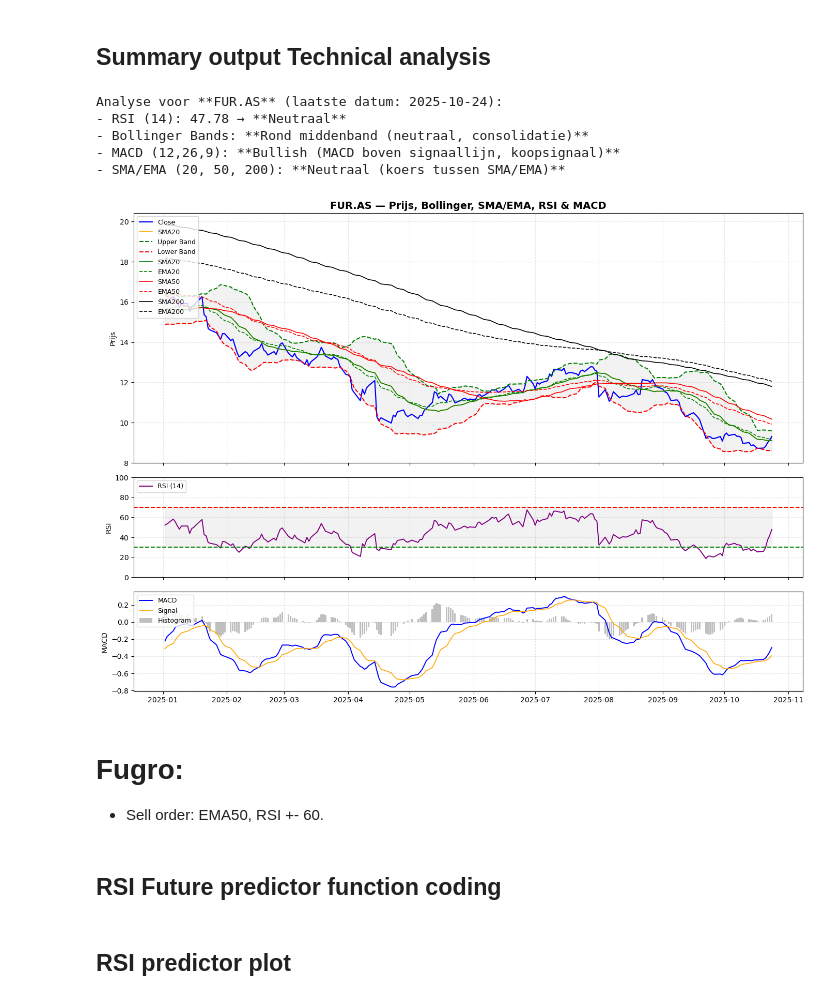
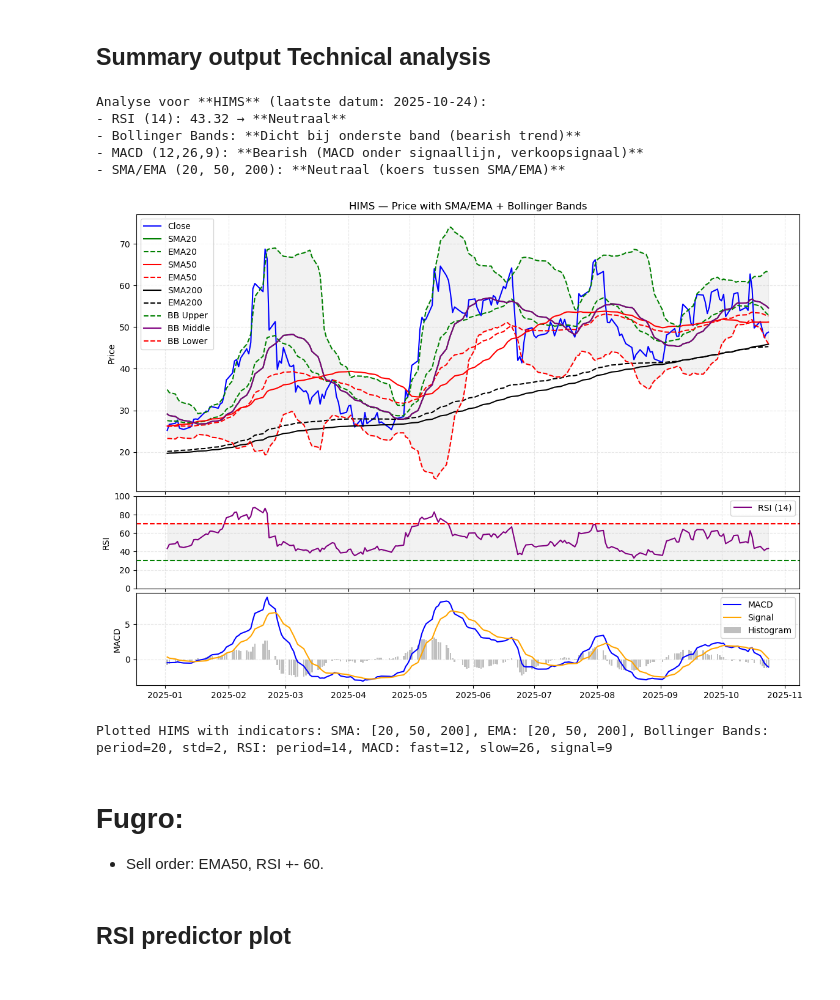
Before and after one commit to Nicootje/stock-predictor, a Jupyter notebook: notebooks/Beurs.ipynb, the cells around one changed output. Cells and saved outputs as stored; diff of their text form; code cells hidden in the pictures.

```diff
--- a/notebooks/Beurs.ipynb
+++ b/notebooks/Beurs.ipynb
@@ -448,16 +70,19 @@ Analyse voor **{ticker.upper()}** (laatste datum: {close_df.index[-1].strftime('
 # %% [markdown]
 ## Summary output Technical analysis
-# %%
-analyze_technical_indicators(ticker);
-# %% [output]
-Analyse voor **FUR.AS** (laatste datum: 2025-10-24):
-- RSI (14): 47.78 → **Neutraal**
-- Bollinger Bands: **Rond middenband (neutraal, consolidatie)**
-- MACD (12,26,9): **Bullish (MACD boven signaallijn, koopsignaal)**
-- SMA/EMA (20, 50, 200): **Neutraal (koers tussen SMA/EMA)**
-[figure, removed]
+# %%
+from src.summary_analysis import summary_technical_indicators
+summary_technical_indicators(ticker, df, rsi_period, periods, start_plot_date);
+# %% [output]
+Analyse voor **HIMS** (laatste datum: 2025-10-24):
+- RSI (14): 43.32 → **Neutraal**
+- Bollinger Bands: **Dicht bij onderste band (bearish trend)**
+- MACD (12,26,9): **Bearish (MACD onder signaallijn, verkoopsignaal)**
+- SMA/EMA (20, 50, 200): **Neutraal (koers tussen SMA/EMA)**
+# %%
+plot_full_chart(df, ticker, [20, 50, 200], start_plot_date, sma=True, ema=True);
+# %% [output]
+[figure, added]
+Plotted HIMS with indicators: SMA: [20, 50, 200], EMA: [20, 50, 200], Bollinger Bands: period=20, std=2, RSI: period=14, MACD: fast=12, slow=26, signal=9
 # %% [markdown]
 # Fugro:
 - Sell order: EMA50, RSI +- 60.
-# %% [markdown]
-## RSI Future predictor function coding
```
Also changed, not shown: parts of 31 cells of this notebook, 6 other files.
